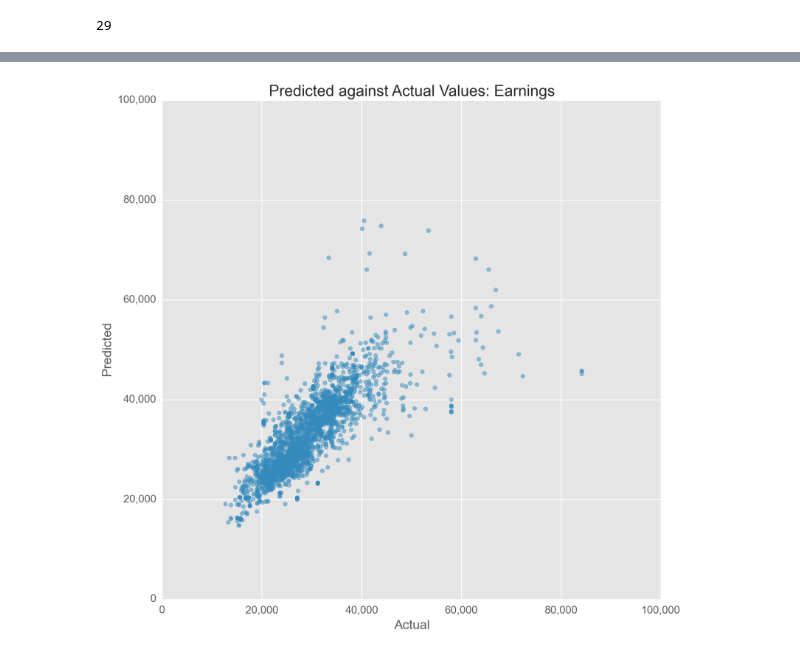
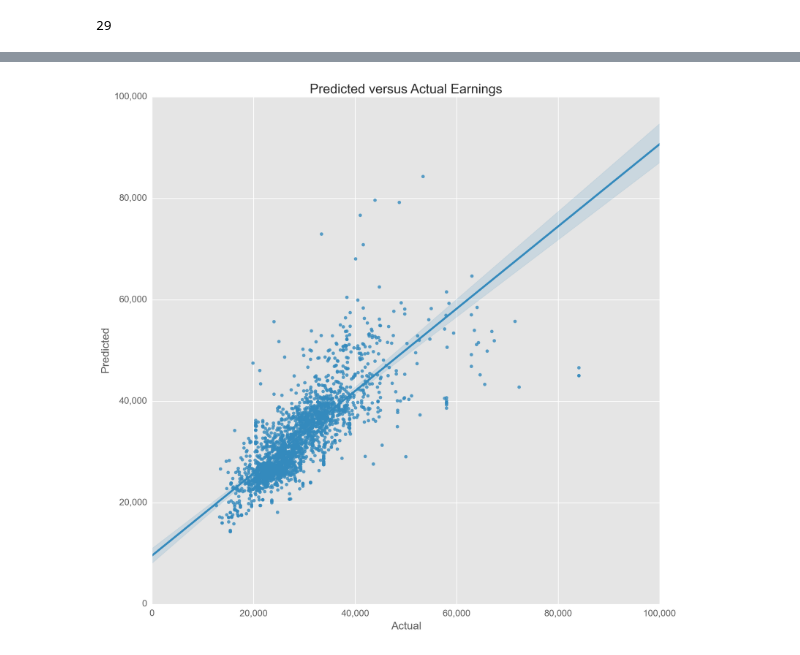
Before and after one commit to juanshishido/college-scorecard, a Jupyter notebook: random-forest-features.ipynb, the cells around one changed output, grey strips where cells are left out. Drawn from its saved outputs; the diff is of its cells as text; code cells hidden in the pictures.

```diff
--- a/random-forest-features.ipynb
+++ b/random-forest-features.ipynb
@@ -175,19 +175,19 @@ mean_squared_error(y_test, yhat)**0.5
 # %%
-plt.figure(figsize=(10, 10))
+plt.figure(figsize=(12, 12))
 
-plt.scatter(y_test, yhat, color='#348ABD', alpha=0.5)
+sns.regplot(x=y_test, y=yhat, color='#348ABD');
 
-plt.title('Predicted against Actual Values: Earnings')
+plt.title('Predicted versus Actual Earnings')
 plt.xlabel('Actual')
 plt.ylabel('Predicted')
 plt.xlim(0, 100000);
 plt.ylim(0, 100000);
 
 plt.gca().get_xaxis().set_major_formatter(
     mpl.ticker.FuncFormatter(lambda x, p: format(int(x), ','))
 )
 plt.gca().get_yaxis().set_major_formatter(
     mpl.ticker.FuncFormatter(lambda y, p: format(int(y), ','))
 )
 # %% [output]
-[figure, old version]
+[figure, new version]
```
Also changed, not shown: parts of 4 cells of this notebook.
